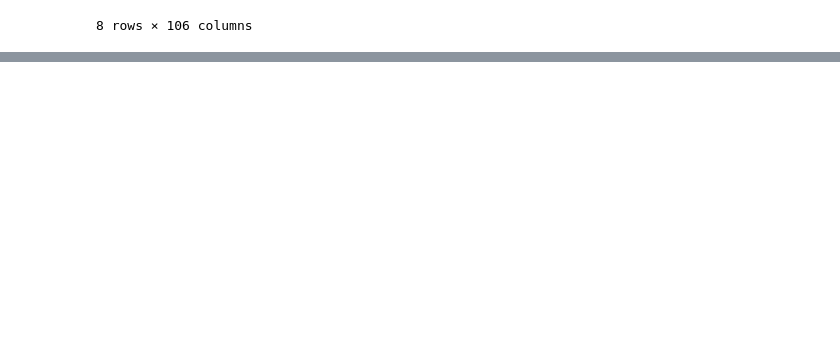
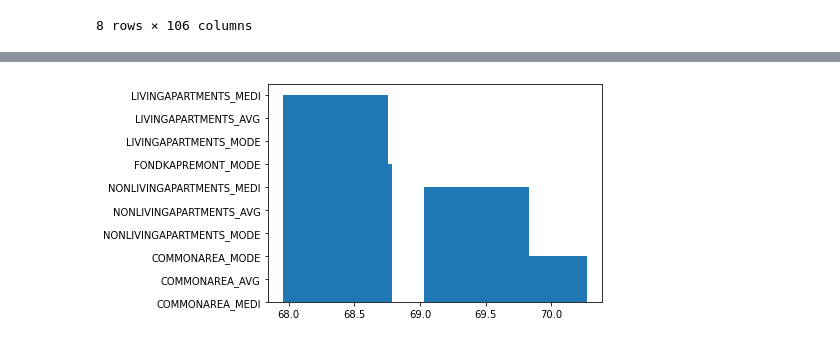
Before and after one commit to maralerdene/DIVER, a Jupyter notebook: Credit_Information_Analysis.ipynb, the cells around one changed output, grey strips where cells are left out. Cells and saved outputs as stored; diff of their text form; code cells hidden in the pictures; blank space fills up the shorter version.

```diff
--- a/Credit_Information_Analysis.ipynb
+++ b/Credit_Information_Analysis.ipynb
@@ -55,0 +70,18 @@ df.isnull().sum()
+# %%
+import matplotlib.pyplot as plt
+import seaborn as sns
+import numpy as np
+
+#Draw a graph showing the percentage of classes
+def missing_data(data):
+    total = data.isnull().sum().sort_values(ascending = False)
+    percent = (data.isnull().sum()/data.isnull().count()*100).sort_values(ascending = False)
+    return percent
+
+perData = missing_data(df)
+perData.head(20)
+
+plt.bar(perData.head(10),perData.index[0:10])
+plt.show()
+# %% [output]
+[figure, added]
```
Also changed, not shown: parts of 14 cells of this notebook.
